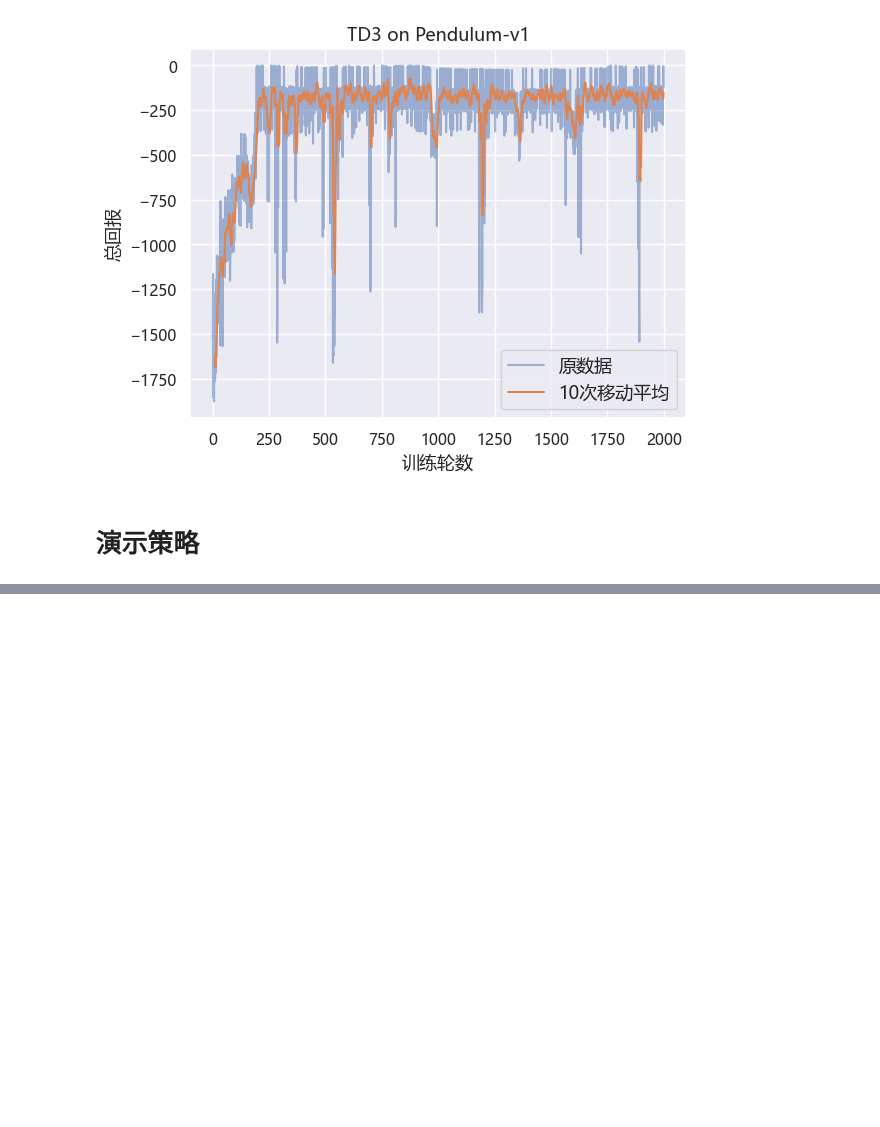
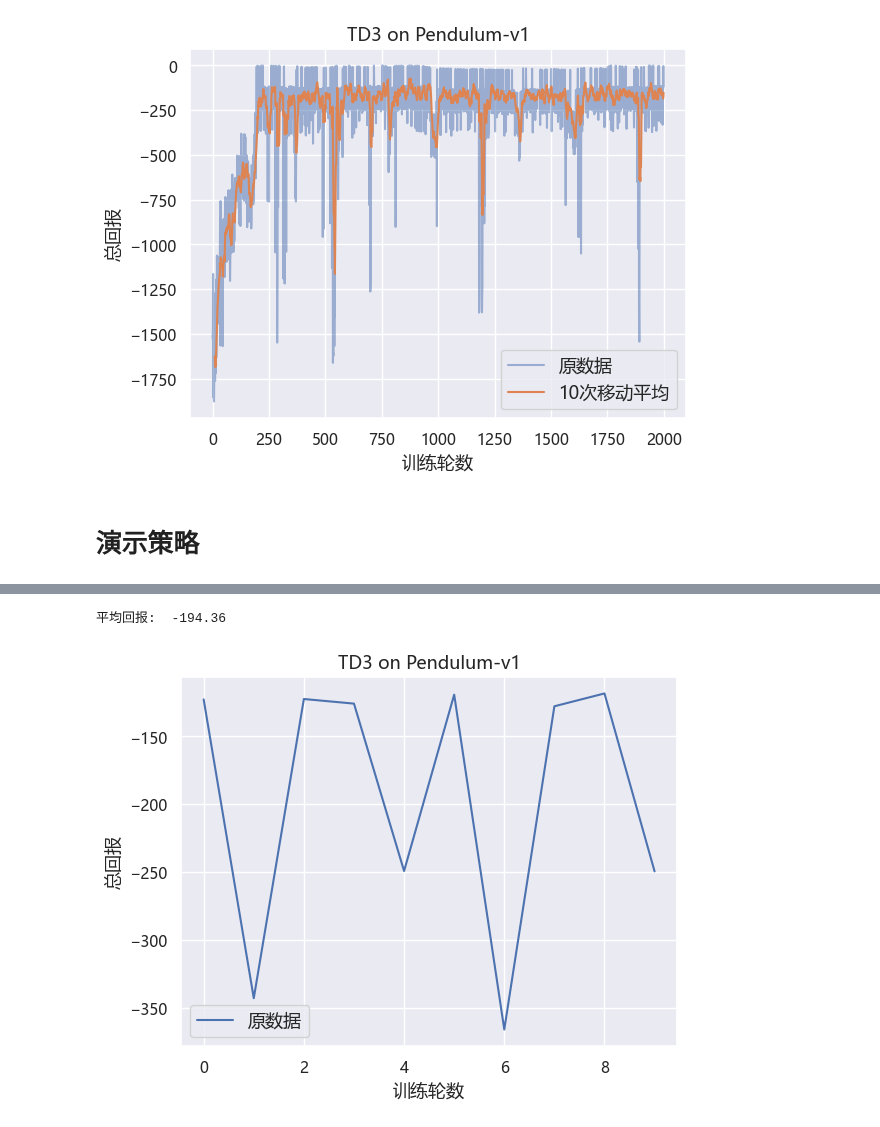
Before and after one commit to Aegis1863/ML_practice, a Jupyter notebook: 强化学习笔记/13_TD3.ipynb, the cells around one changed output, grey strips where cells are left out. Saved outputs shown, nothing was run; the diff lists cells and outputs as text; code cells hidden in the pictures; blank space fills up the shorter version.

```diff
--- a/强化学习笔记/13_TD3.ipynb
+++ b/强化学习笔记/13_TD3.ipynb
@@ -263,0 +264,5 @@ test_list = rl_utils.show_gym_policy(env_name, agent, 'rgb_array', epochs=400, m
+# %%
+view_list = rl_utils.show_gym_policy(env_name, agent, 'human', epochs=10, model_type='AC', if_return=True)
+# %% [output]
+平均回报:  -194.36
+[figure, added]
```
Also changed, not shown: parts of 2 cells of this notebook, 6 other files.
